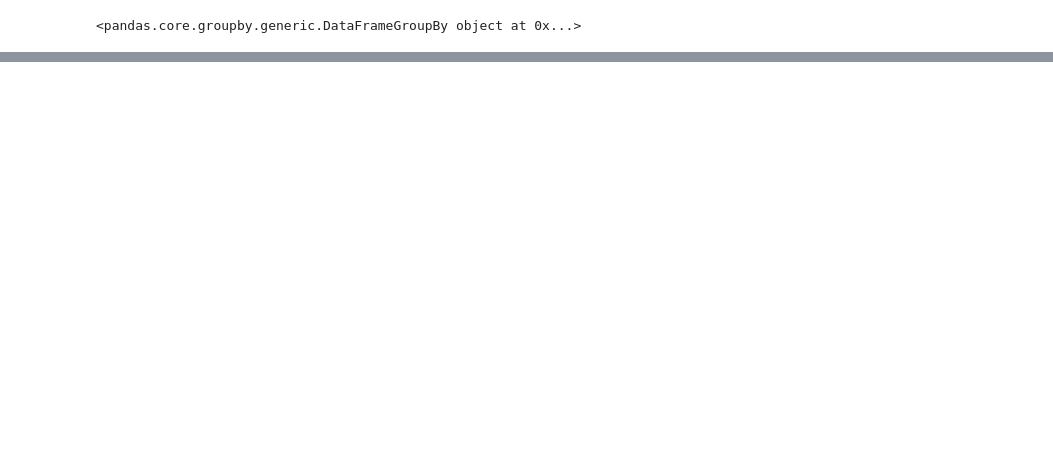
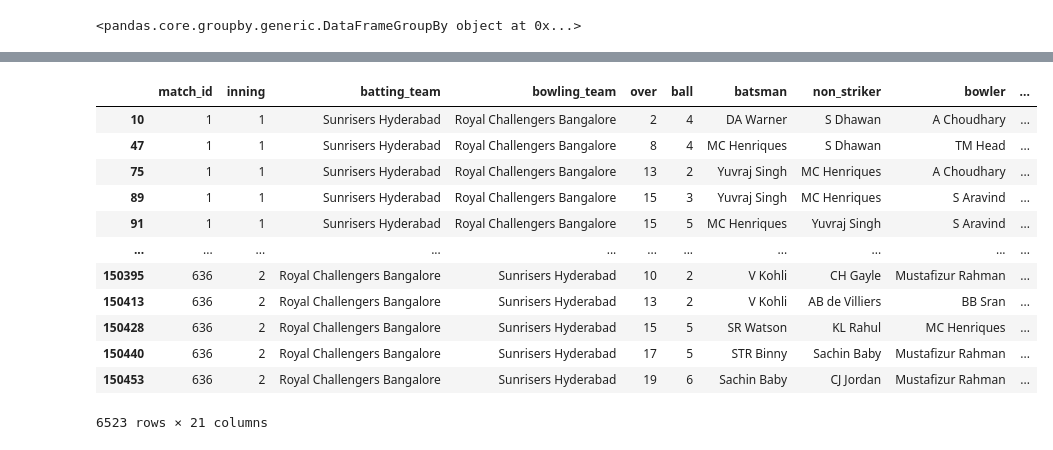
Before and after one commit to nitishxthakur/DataLab, a Jupyter notebook: pandas1.ipynb, the cells around one changed output, grey strips where cells are left out. Drawn from its saved outputs; the diff is of its cells as text; code cells hidden in the pictures; blank space fills up the shorter version.

```diff
--- a/pandas1.ipynb
+++ b/pandas1.ipynb
@@ -207,0 +229,18 @@ new.groupby(['season','batsman'])['batsman_runs'].sum().sort_values(ascending=Fa
+# %%
+mask=data['batsman_runs']==6;
+six=data[mask]
+six
+# %% [output]
+|  | match_id | inning | batting_team | bowling_team | over | ball | batsman | non_striker | bowler | ... |
+| 10 | 1 | 1 | Sunrisers Hyderabad | Royal Challengers Bangalore | 2 | 4 | DA Warner | S Dhawan | A Choudhary | ... |
+| 47 | 1 | 1 | Sunrisers Hyderabad | Royal Challengers Bangalore | 8 | 4 | MC Henriques | S Dhawan | TM Head | ... |
+| 75 | 1 | 1 | Sunrisers Hyderabad | Royal Challengers Bangalore | 13 | 2 | Yuvraj Singh | MC Henriques | A Choudhary | ... |
+| 89 | 1 | 1 | Sunrisers Hyderabad | Royal Challengers Bangalore | 15 | 3 | Yuvraj Singh | MC Henriques | S Aravind | ... |
+| 91 | 1 | 1 | Sunrisers Hyderabad | Royal Challengers Bangalore | 15 | 5 | MC Henriques | Yuvraj Singh | S Aravind | ... |
+| ... | ... | ... | ... | ... | ... | ... | ... | ... | ... | ... |
+| 150395 | 636 | 2 | Royal Challengers Bangalore | Sunrisers Hyderabad | 10 | 2 | V Kohli | CH Gayle | Mustafizur Rahman | ... |
+| 150413 | 636 | 2 | Royal Challengers Bangalore | Sunrisers Hyderabad | 13 | 2 | V Kohli | AB de Villiers | BB Sran | ... |
+| 150428 | 636 | 2 | Royal Challengers Bangalore | Sunrisers Hyderabad | 15 | 5 | SR Watson | KL Rahul | MC Henriques | ... |
+| 150440 | 636 | 2 | Royal Challengers Bangalore | Sunrisers Hyderabad | 17 | 5 | STR Binny | Sachin Baby | Mustafizur Rahman | ... |
+| 150453 | 636 | 2 | Royal Challengers Bangalore | Sunrisers Hyderabad | 19 | 6 | Sachin Baby | CJ Jordan | Mustafizur Rahman | ... |
+6523 rows × 21 columns
```
Also changed, not shown: parts of 17 cells of this notebook.
